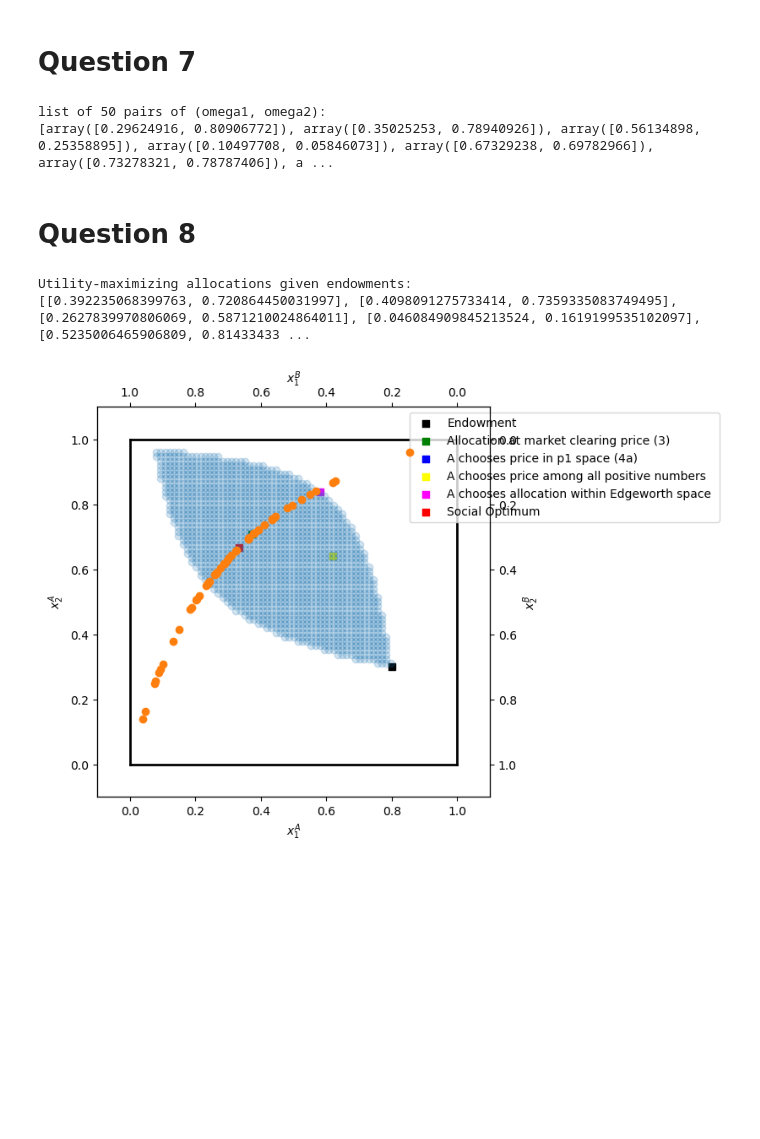
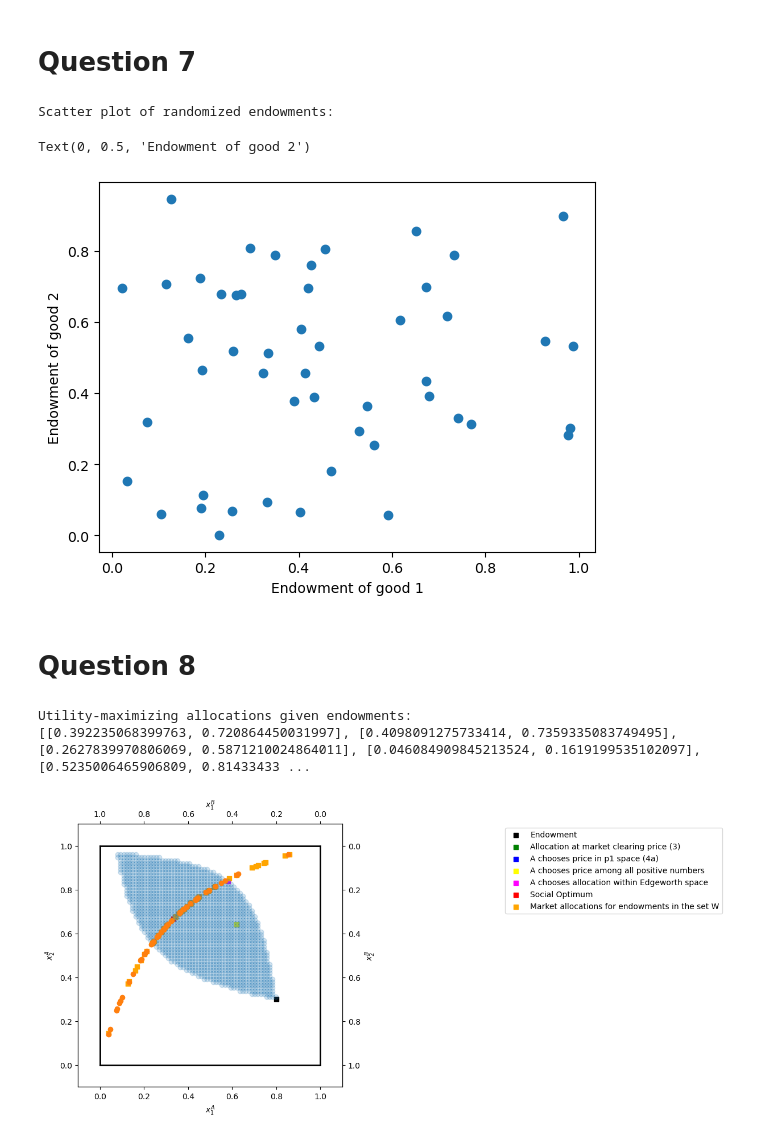
Before and after one commit to NumEconCopenhagen/projects-2024-miguel-og-chris, a Jupyter notebook: inauguralproject/inauguralproject.ipynb, the cells around one changed output. Drawn from its saved outputs; the diff is of its cells as text; code cells hidden in the pictures; blank space fills up the shorter version.

```diff
--- a/inauguralproject/inauguralproject.ipynb
+++ b/inauguralproject/inauguralproject.ipynb
@@ -146,8 +150,11 @@ def function_3():
     p1_best = 0
     best_excess_demand = np.inf
 
+    #Creating a larger price vector to search over, to obtain a more precise resuklt for the market clearing price.
+    p1_vec_positive = np.linspace(0.1, 3, 1000000)
+
     # Looping over prices in P1, and searching for the price that yields the lowest possible excess demand.
-    for p1 in p1_vec:
+    for p1 in p1_vec_positive:
         excess_demand_tuple = EEC.check_market_clearing(p1)
         sum_excess_demand = abs(excess_demand_tuple[0]) + abs(excess_demand_tuple[1])
 
@@ -163,6 +170,10 @@ def function_3():
 
     print("Market clearing price:")
     print(p1_best)
+    print('\n')
+    print('Allocation to consumer A at market clearing price:')
+    print('Good 1: '+ str(x1A))
+    print('Good 2: '+ str(x2A))
     return x1A, x2A
 
 # Storing the allocation for the purpose of plotting later.
@@ -463,16 +499,21 @@ We see that the social optimum and the market allocation is fairly similar.
 np.random.seed(69)
 
 # We initialize empty set for storing tuples of randomized endowments (omega1 and omega2)
-set = []
+set1 = []
+set2 = []
 
 for element in range(0, 50, 1):
-    set.append(np.random.uniform(size = 2))
+    set1.append(np.random.uniform(size = 1))
+    set2.append(np.random.uniform(size = 1))
 
-print("list of 50 pairs of (omega1, omega2):")
-print(set)
+print('Scatter plot of randomized endowments:')
+plt.scatter(set1, set2)
+plt.xlabel('Endowment of good 1')
+plt.ylabel('Endowment of good 2')
 # %% [output]
-list of 50 pairs of (omega1, omega2):
-[array([0.29624916, 0.80906772]), array([0.35025253, 0.78940926]), array([0.56134898, 0.25358895]), array([0.10497708, 0.05846073]), array([0.67329238, 0.69782966]), array([0.73278321, 0.78787406]), a ...
+Scatter plot of randomized endowments:
+Text(0, 0.5, 'Endowment of good 2')
+[figure, added]
 # %% [markdown]
 # Question 8
 # %%
@@ -542,32 +583,33 @@ def function_8():
     # A
     ax_A.scatter(par.w1A,par.w2A,marker='s',color='black',label='Endowment')
     ax_A.scatter(allocation_3[0], allocation_3[1],marker='s',color='green',label='Allocation at market clearing price (3)')
     ax_A.scatter(allocation_4a[0], allocation_4a[1],marker='s',color='blue',label='A chooses price in p1 space (4a)')
     ax_A.scatter(allocation_4b[0], allocation_4b[1],marker='s',color='yellow',label='A chooses price among all positive numbers')
     ax_A.scatter(allocation_5a[0], allocation_5a[1],marker='s',color='magenta',label='A chooses allocation within Edgeworth space ')
     ax_A.scatter(allocation_6a[0], allocation_6a[1],marker='s',color='red',label='Social Optimum')
+    ax_A.scatter(best_allocs_yB, best_allocs_xB, marker='s',color='orange',label='Market allocations for endowments in the set W')
 
     # limits
     ax_A.plot([0,w1bar],[0,0],lw=2,color='black')
     ax_A.plot([0,w1bar],[w2bar,w2bar],lw=2,color='black')
     ax_A.plot([0,0],[0,w2bar],lw=2,color='black')
     ax_A.plot([w1bar,w1bar],[0,w2bar],lw=2,color='black')
 
     ax_A.set_xlim([-0.1, w1bar + 0.1])
     ax_A.set_ylim([-0.1, w2bar + 0.1])
     ax_B.set_xlim([w1bar + 0.1, -0.1])
     ax_B.set_ylim([w2bar + 0.1, -0.1])
-    ax_A.legend(frameon=True,loc='upper right',bbox_to_anchor=(1.6,1.0));
+    ax_A.legend(frameon=True,loc='best',bbox_to_anchor=(1.6,1.0));
 
     plt.scatter(x1B_edgeworth, x2B_edgeworth, alpha = 0.2)
 
     # Plotting the utility-maximizing allocations given endowments:
     plt.scatter(best_allocs_xB, best_allocs_yB)
 
     return
 
 function_8()
 # %% [output]
 Utility-maximizing allocations given endowments:
 [[0.392235068399763, 0.720864450031997], [0.4098091275733414, 0.7359335083749495], [0.2627839970806069, 0.5871210024864011], [0.046084909845213524, 0.1619199535102097], [0.5235006465906809, 0.81433433 ...
-[figure, old version]
+[figure, new version]
```
Also changed, not shown: parts of 8 cells of this notebook.
